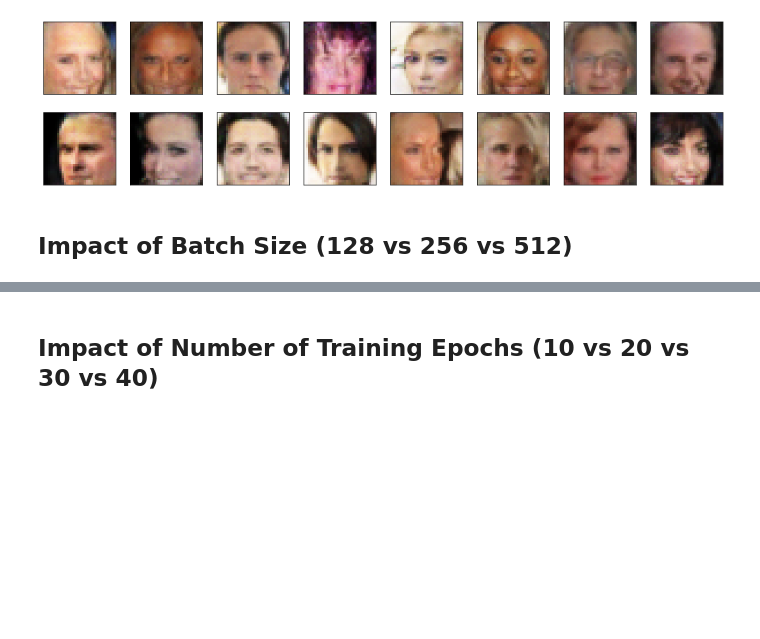
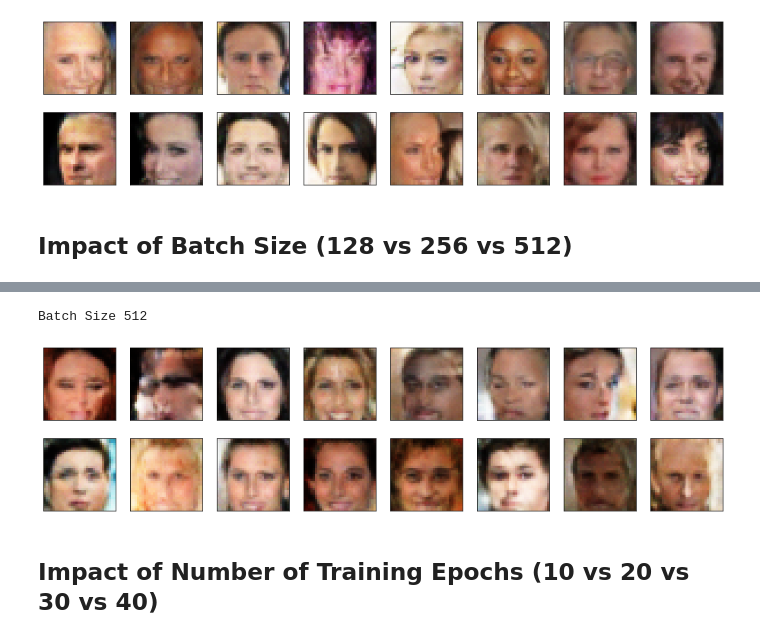
Before and after one commit to versavel/dl_nanodegree_project_face_generation, a Jupyter notebook: dlnd_face_generation.ipynb, the cells around one changed output, grey strips where cells are left out. Drawn from its saved outputs; the diff is of its cells as text; code cells hidden in the pictures; blank space fills up the shorter version.

```diff
--- a/dlnd_face_generation.ipynb
+++ b/dlnd_face_generation.ipynb
@@ -742,3 +748,9 @@ for ax, img in zip(axes.flatten(), images):
+# %%
+print("Batch Size 512")
+_ = view_samples(n-1, samples_bs512)
+# %% [output]
+Batch Size 512
+[figure, added]
 # %% [markdown]
 ## Impact of Number of Training Epochs (10 vs 20 vs 30 vs 40)
 # %%
```
Also changed, not shown: parts of 8 cells of this notebook.
